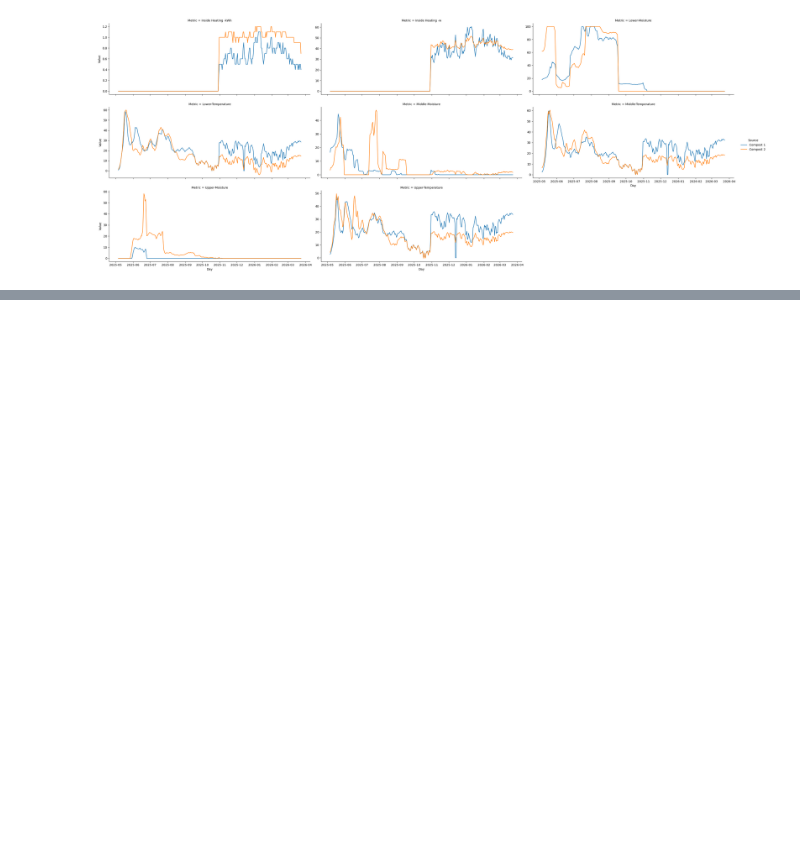
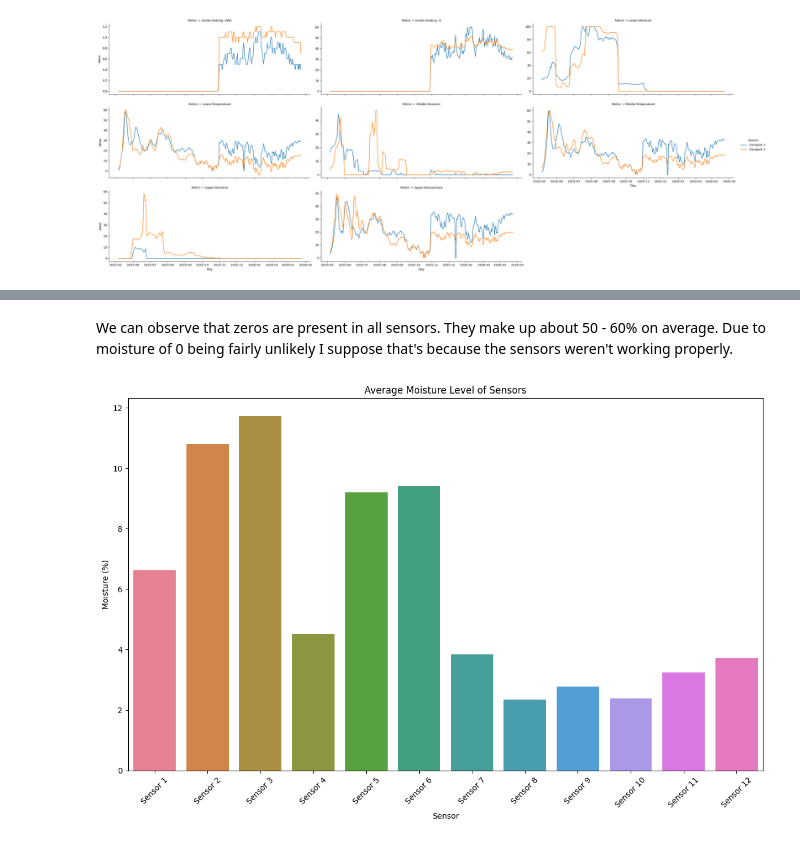
Before and after one commit to Compost-Coders/composting-coders, a Jupyter notebook: notebooks/analysis_fabian.ipynb, the cells around one changed output, grey strips where cells are left out. Cells and saved outputs as stored; diff of their text form; code cells hidden in the pictures; blank space fills up the shorter version.

Commit message:
Tried some analysis on sensors and checked the data

```diff
--- a/notebooks/analysis_fabian.ipynb
+++ b/notebooks/analysis_fabian.ipynb
@@ -198,3 +199,21 @@ sns.relplot(
 plt.show()
 # %% [output]
 [figure]
+# %%
+sensor_df = df_compost.select(
+                              pl.col("Day"),
+                              pl.col("Growing-Sensor 01-Moisture").alias("Sensor 1"),
+                              pl.col("Growing-Sensor 02-Moisture").alias("Sensor 2"),
+                              pl.col("Growing-Sensor 03-Moisture").alias("Sensor 3"),
+                              pl.col("Growing-Sensor 04-Moisture").alias("Sensor 4"),
+                              pl.col("Growing-Sensor 05-Moisture").alias("Sensor 5"),
+                              pl.col("Growing-Sensor 06-Moisture").alias("Sensor 6"),
+                              pl.col("Growing-Sensor 07-Moisture").alias("Sensor 7"),
+                              pl.col("Growing-Sensor 08-Moisture").alias("Sensor 8"),
+                              pl.col("Growing-Sensor 09-Moisture").alias("Sensor 9"),
+                              pl.col("Growing-Sensor 10-Moisture").alias("Sensor 10"),
+                              pl.col("Growing-Sensor 11-Moisture").alias("Sensor 11"),
+                              pl.col("Growing-Sensor 12-Moisture").alias("Sensor 12"))
+
+zeros = sensor_df.select(pl.all() == 0).mean() * 100
+zeros
@@ -200,0 +225,19 @@ plt.show()
+# %% [markdown]
+We can observe that zeros are present in all sensors. They make up about 50 - 60% on average. Due to moisture of 0 being fairly unlikely I suppose that's because the sensors weren't working properly.
+# %%
+fig, ax = plt.subplots(figsize=(12,8))
+# use pandas for bisualization
+mean_sensor = sensor_df.select(pl.all()).mean().to_pandas()
+
+# plot the mean moisture level of each sensor
+ax.set_title("Average Moisture Level of Sensors")
+ax.set_xlabel("Sensor")
+ax.set_ylabel("Moisture (%)")
+plt.xticks(rotation=45)
+
+# show the data
+sns.barplot(mean_sensor)
+fig.tight_layout()
+plt.show()
+# %% [output]
+[figure, added]
```
Also changed, not shown: parts of 3 cells of this notebook.
